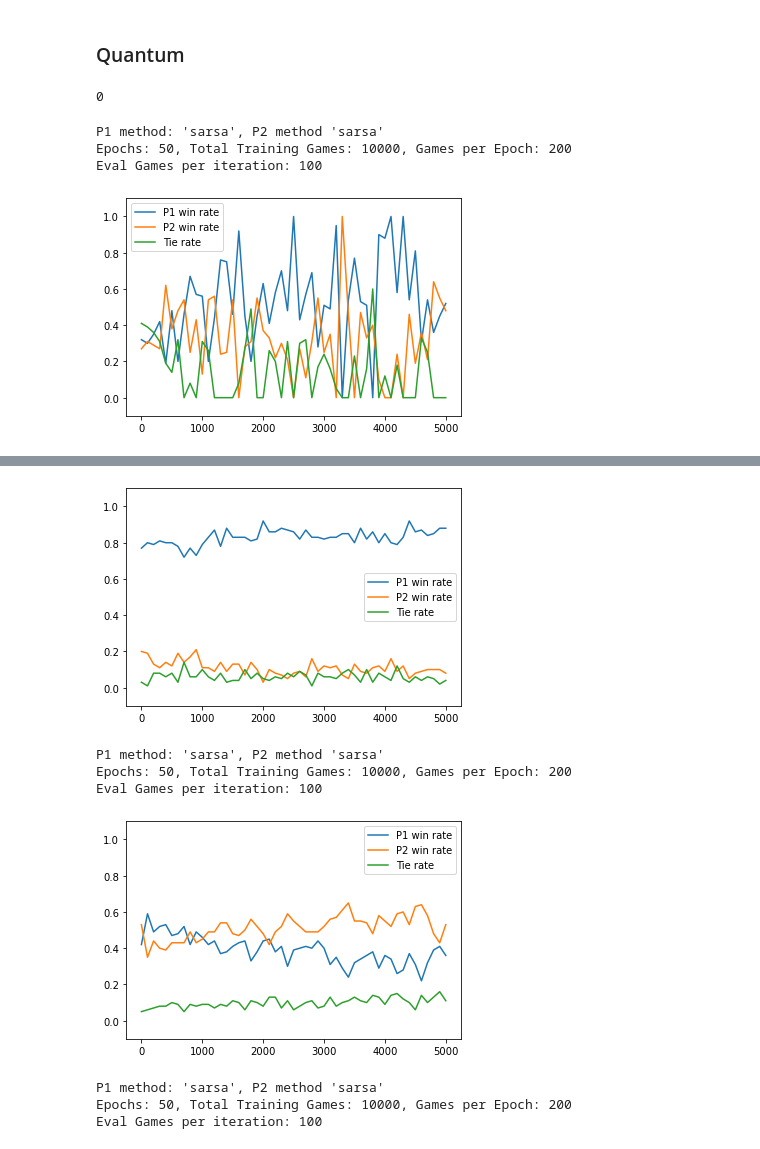
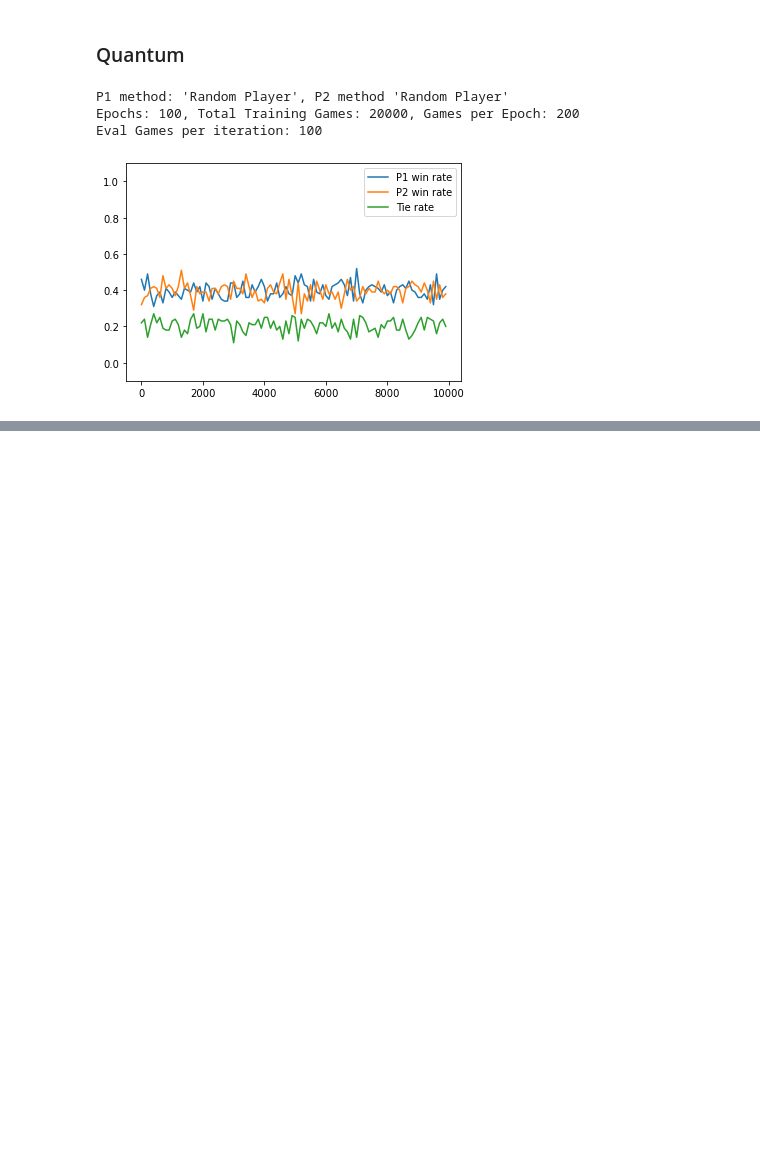
Before and after one commit to Gravellent/quantum_ttt, a Jupyter notebook: demo.ipynb, the cells around one changed output, grey strips where cells are left out. Saved outputs shown, nothing was run; the diff lists cells and outputs as text; code cells hidden in the pictures; blank space fills up the shorter version.

```diff
--- a/demo.ipynb
+++ b/demo.ipynb
@@ -229,26 +230,31 @@ p2 = DeepQPlayer('p2')
 st = QState(p1, p2)
 
 st.play(10)
-# %%
-st.play()
-len(p1.states_value)
-# %% [output]
-0
 # %%
 %%time
-iterations = 50
+from Player import *
+from State import *
+from collections import Counter
+import matplotlib.pyplot as plt
+from tqdm import tqdm
+from model import *
+
+iterations = 100
 train_games_per_iteration = 200
 eval_games_per_iteration = 100
 verbose = False
 visualize = True
 start_from_0 = True
 
-P1 = [QPlayer("p1", update_method='sarsa'), RandomQPlayer("p1")] # Player("p1", update_method='expected_sarsa')
-P2 = [QPlayer("p2", update_method='sarsa'), RandomQPlayer("p2")] # Player("p1", update_method='expected_sarsa')
+# P1 = [RandomQPlayer('p1'), DeepQPlayer("p1", model_cls=Model2), QPlayer("p1"), DeepQPlayer("p1", model_cls=LinearModel)] # Player("p1", update_method='expected_sarsa')
+P1 = [ DeepQPlayer("p1", model_cls=Model2)]
+# P1 = [RandomQPlayer('p1')]
+P2 = [RandomQPlayer("p2")] # Player("p1", update_method='expected_sarsa')
 
 for p1 in P1:
     for p2 in P2:
         st = QState(p1, p2)
+        st2 = QState(p2, p1)
         p1_win_rate = []
         p2_win_rate = []
         tie_rate = []
@@ -256,15 +262,20 @@ for p1 in P1:
         p2.states_value = {}
         p1.forget()
         p2.forget()
-        if start_from_0:
-            # Eval
-            p1.exp_rate = 0
-            p2.exp_rate = 0
-            st.reset_metrics()
-            st.play(eval_games_per_iteration)
-            p1_win_rate.append(st.p1_wins/st.games)
-            p2_win_rate.append(st.p2_wins/st.games)
-            tie_rate.append(st.tie/st.games)
+#         if start_from_0:
+#             # Eval
+#             st.reset_metrics()
+#             st.play(eval_games_per_iteration // 2)
+#             p1_win_rate.append(st.p1_wins/st.games)
+#             p2_win_rate.append(st.p2_wins/st.games)
+#             tie_rate.append(st.tie/st.games)
+
+#             p2.exp_rate = 0
+#             st2.reset_metrics()
+#             st2.play(eval_games_per_iteration // 2)
+#             p1_win_rate.append((st.p1_wins + st2.p2_wins)/(st.games + st2.games))
+#             p2_win_rate.append((st.p2_wins + st2.p1_wins)/(st.games + st2.games))
+#             tie_rate.append((st.tie + st2.tie)/(st.games + st2.games))
 
         for i in tqdm(range(iterations)):
             # Eval
@@ -272,43 +283,51 @@ for p1 in P1:
             p2.exp_rate = 0
             p1.is_eval = True
             p2.is_eval = True
+
             st.reset_metrics()
-            st.play(eval_games_per_iteration)
-            p1_win_rate.append(st.p1_wins/st.games)
-            p2_win_rate.append(st.p2_wins/st.games)
-            tie_rate.append(st.tie/st.games)
+            st.play(eval_games_per_iteration // 2)
+#             p1_win_rate.append(st.p1_wins/st.games)
+#             p2_win_rate.append(st.p2_wins/st.games)
+#             tie_rate.append(st.tie/st.games)
+
+            st2.reset_metrics()
+            st2.play(eval_games_per_iteration // 2)
+            p1_win_rate.append((st.p1_wins + st2.p2_wins)/(st.games + st2.games))
+            p2_win_rate.append((st2.p1_wins + st.p2_wins)/(st.games + st2.games))
+            tie_rate.append((st.tie + st2.tie)/(st.games + st2.games))
             if verbose:
                 print("________________________________")
                 print("P1 method: '{}', P2 method '{}'".format(p1.update_method, p2.update_method))
                 print("Training Iteration: {}, Train Games: {}, Eval Games: {}".format(i+1, (i+1)*train_games_per_iteration, eval_games_per_iteration))
                 print("\tP1 win\tP2 win\tTie")
                 print('Win\t{}\t{}\t{}'.format(p1_win_rate[-1], p2_win_rate[-1], tie_rate[-1]))
 
             # Train (After Eval now)
             p1.exp_rate = 0.3
             p2.exp_rate = 0.3
             p1.is_eval = False
             p2.is_eval = False
             st.reset_metrics()
             st.play(train_games_per_iteration)
+            st2.play(eval_games_per_iteration // 2)
 
         if visualize:
             if start_from_0:
-                games = np.arange(0, (iterations+1)*eval_games_per_iteration, eval_games_per_iteration)
+                games = np.arange(0, (iterations)*eval_games_per_iteration, eval_games_per_iteration)
             else:
-                games = np.arange(eval_games_per_iteration, (iterations+1)*eval_games_per_iteration, eval_games_per_iteration)
+                games = np.arange(eval_games_per_iteration, (iterations)*eval_games_per_iteration, eval_games_per_iteration)
             print("P1 method: '{}', P2 method '{}'".format(p1.update_method, p2.update_method))
             print("Epochs: {}, Total Training Games: {}, Games per Epoch: {}".format(iterations, iterations*train_games_per_iteration, train_games_per_iteration))
             print("Eval Games per iteration: {}".format(eval_games_per_iteration))
 #             axes, fig =
             p1_plot = plt.plot(games, p1_win_rate, label="P1 win rate")
             p2_plot = plt.plot(games, p2_win_rate, label="P2 win rate")
             tie_plot = plt.plot(games, tie_rate, label="Tie rate")
             plt.ylim(-0.1,1.1)
             plt.legend()
             plt.show()
 # %% [output]
-P1 method: 'sarsa', P2 method 'sarsa'
-Epochs: 50, Total Training Games: 10000, Games per Epoch: 200
+P1 method: 'Random Player', P2 method 'Random Player'
+Epochs: 100, Total Training Games: 20000, Games per Epoch: 200
 Eval Games per iteration: 100
-[figure, old version]
+[figure, new version]
@@ -318,8 +335,0 @@ Eval Games per iteration: 100
-[figure, removed]
-P1 method: 'sarsa', P2 method 'sarsa'
-Epochs: 50, Total Training Games: 10000, Games per Epoch: 200
-Eval Games per iteration: 100
-[figure, removed]
-P1 method: 'sarsa', P2 method 'sarsa'
-Epochs: 50, Total Training Games: 10000, Games per Epoch: 200
-Eval Games per iteration: 100
```
Also changed, not shown: parts of 7 cells of this notebook, 2 other files.
